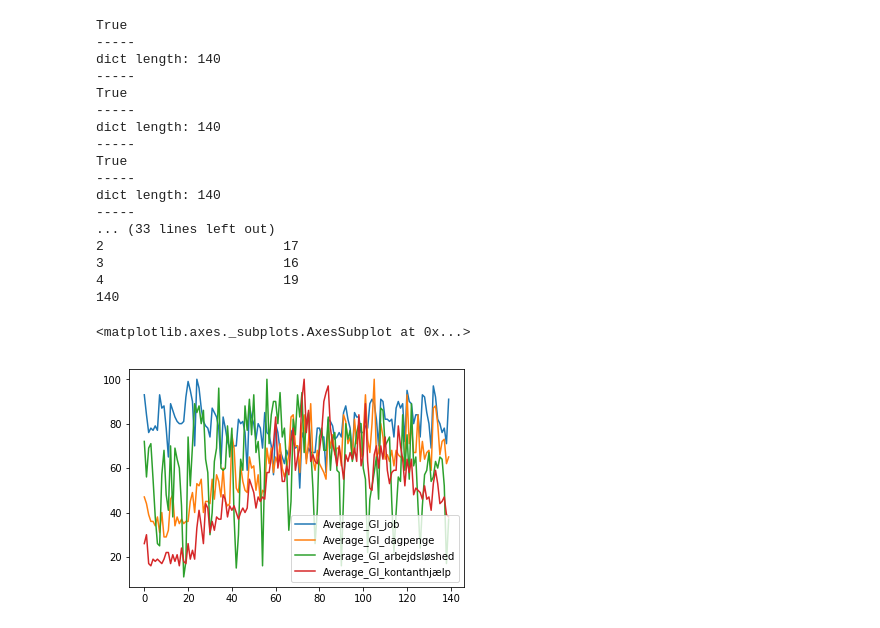
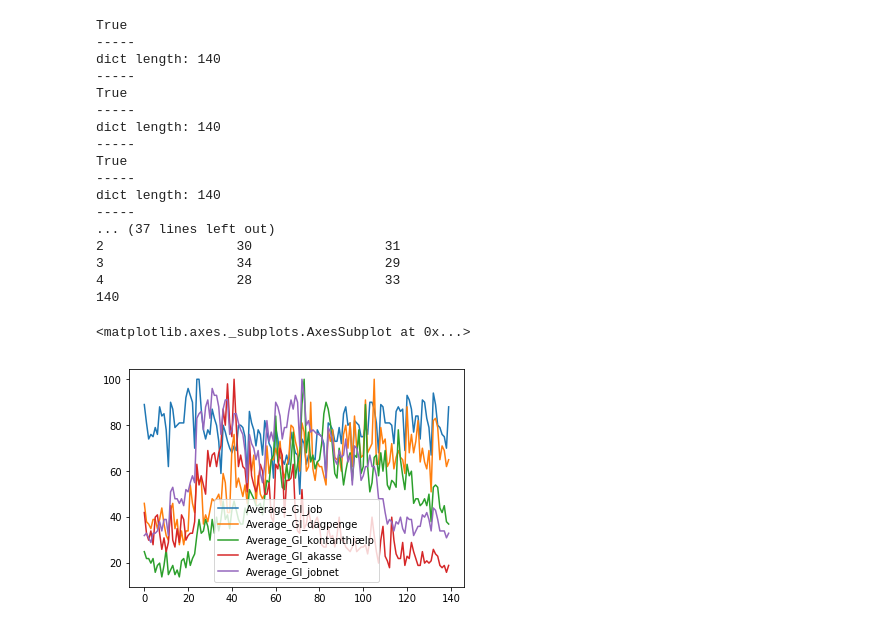
Before and after one commit to karlbindslev/sds_group29, a Jupyter notebook: Exam_project.ipynb, the cells around one changed output. Drawn from its saved outputs; the diff is of its cells as text; code cells hidden in the pictures.

```diff
--- a/Exam_project.ipynb
+++ b/Exam_project.ipynb
@@ -24,10 +24,22 @@ import json
 # Search for 'job' 2007-
 url_job = 'https://trends.google.dk/trends/api/widgetdata/multiline?hl=da&tz=-120&req=%7B%22time%22:%222007-01-01+2018-08-28%22,%22resolution%22:%22MONTH%22,%22locale%22:%22da%22,%22comparisonItem%22:%5B%7B%22geo%22:%7B%22country%22:%22DK%22%7D,%22complexKeywordsRestriction%22:%7B%22keyword%22:%5B%7B%22type%22:%22BROAD%22,%22value%22:%22job%22%7D%5D%7D%7D%5D,%22requestOptions%22:%7B%22property%22:%22%22,%22backend%22:%22IZG%22,%22category%22:0%7D%7D&token=APP6_UEAAAAAW4ZTdqk6LyiG1wwdFTWY_HTaBeZrubIr&tz=-120'
 url_dagpenge = 'https://trends.google.dk/trends/api/widgetdata/multiline?hl=da&tz=-120&req=%7B%22time%22:%222007-01-01+2018-08-28%22,%22resolution%22:%22MONTH%22,%22locale%22:%22da%22,%22comparisonItem%22:%5B%7B%22geo%22:%7B%22country%22:%22DK%22%7D,%22complexKeywordsRestriction%22:%7B%22keyword%22:%5B%7B%22type%22:%22BROAD%22,%22value%22:%22dagpenge%22%7D%5D%7D%7D%5D,%22requestOptions%22:%7B%22property%22:%22%22,%22backend%22:%22IZG%22,%22category%22:0%7D%7D&token=APP6_UEAAAAAW4ZeDpiQuM2jmUzRCZVgiA5cSZHbLxiU&tz=-120'
-url_arbejdsløshed = 'https://trends.google.dk/trends/api/widgetdata/multiline?hl=da&tz=-120&req=%7B%22time%22:%222007-01-01+2018-08-28%22,%22resolution%22:%22MONTH%22,%22locale%22:%22da%22,%22comparisonItem%22:%5B%7B%22geo%22:%7B%22country%22:%22DK%22%7D,%22complexKeywordsRestriction%22:%7B%22keyword%22:%5B%7B%22type%22:%22BROAD%22,%22value%22:%22arbejdsl%C3%B8shed%22%7D%5D%7D%7D%5D,%22requestOptions%22:%7B%22property%22:%22%22,%22backend%22:%22IZG%22,%22category%22:0%7D%7D&token=APP6_UEAAAAAW4aIr0J86RDUIyPC_a8Qbmb9yiDShURW&tz=-120'
 url_kontanthjælp = 'https://trends.google.dk/trends/api/widgetdata/multiline?hl=da&tz=-120&req=%7B%22time%22:%222007-01-01+2018-08-28%22,%22resolution%22:%22MONTH%22,%22locale%22:%22da%22,%22comparisonItem%22:%5B%7B%22geo%22:%7B%22country%22:%22DK%22%7D,%22complexKeywordsRestriction%22:%7B%22keyword%22:%5B%7B%22type%22:%22BROAD%22,%22value%22:%22kontanthj%C3%A6lp%22%7D%5D%7D%7D%5D,%22requestOptions%22:%7B%22property%22:%22%22,%22backend%22:%22IZG%22,%22category%22:0%7D%7D&token=APP6_UEAAAAAW4aJT_yiCRACo565wwsDSq0YEJSvr5eE&tz=-120'
+url_akasse = 'https://trends.google.dk/trends/api/widgetdata/multiline?hl=da&tz=-120&req=%7B%22time%22:%222007-01-01+2018-08-28%22,%22resolution%22:%22MONTH%22,%22locale%22:%22da%22,%22comparisonItem%22:%5B%7B%22geo%22:%7B%22country%22:%22DK%22%7D,%22complexKeywordsRestriction%22:%7B%22keyword%22:%5B%7B%22type%22:%22BROAD%22,%22value%22:%22a-kasse%22%7D%5D%7D%7D%5D,%22requestOptions%22:%7B%22property%22:%22%22,%22backend%22:%22IZG%22,%22category%22:0%7D%7D&token=APP6_UEAAAAAW4amLip-zdZ5eHGDEnf4mmmbHrC_1ZrS&tz=-120'
+url_jobnet = 'https://trends.google.dk/trends/api/widgetdata/multiline?hl=da&tz=-120&req=%7B%22time%22:%222007-01-01+2018-08-28%22,%22resolution%22:%22MONTH%22,%22locale%22:%22da%22,%22comparisonItem%22:%5B%7B%22geo%22:%7B%22country%22:%22DK%22%7D,%22complexKeywordsRestriction%22:%7B%22keyword%22:%5B%7B%22type%22:%22BROAD%22,%22value%22:%22jobnet%22%7D%5D%7D%7D%5D,%22requestOptions%22:%7B%22property%22:%22%22,%22backend%22:%22IZG%22,%22category%22:0%7D%7D&token=APP6_UEAAAAAW4atJE5I8Azlkpy00rLWvPzvOt7A6CXe&tz=-120'
 
-url_list = [url_job, url_dagpenge, url_arbejdsløshed, url_kontanthjælp]
+
+# Blacklist
+#url_arbejdsløs = 'https://trends.google.dk/trends/api/widgetdata/multiline?hl=da&tz=-120&req=%7B%22time%22:%222007-01-01+2018-08-28%22,%22resolution%22:%22MONTH%22,%22locale%22:%22da%22,%22comparisonItem%22:%5B%7B%22geo%22:%7B%22country%22:%22DK%22%7D,%22complexKeywordsRestriction%22:%7B%22keyword%22:%5B%7B%22type%22:%22BROAD%22,%22value%22:%22arbejdsl%C3%B8s%22%7D%5D%7D%7D%5D,%22requestOptions%22:%7B%22property%22:%22%22,%22backend%22:%22IZG%22,%22category%22:0%7D%7D&token=APP6_UEAAAAAW4aT9nXvFVzgx4l6U0RtVOEl_spRZ3J_&tz=-120'
+#url_jobindex = 'https://trends.google.dk/trends/api/widgetdata/multiline?hl=da&tz=-120&req=%7B%22time%22:%222007-01-01+2018-08-28%22,%22resolution%22:%22MONTH%22,%22locale%22:%22da%22,%22comparisonItem%22:%5B%7B%22geo%22:%7B%22country%22:%22DK%22%7D,%22complexKeywordsRestriction%22:%7B%22keyword%22:%5B%7B%22type%22:%22BROAD%22,%22value%22:%22jobindex%22%7D%5D%7D%7D%5D,%22requestOptions%22:%7B%22property%22:%22%22,%22backend%22:%22IZG%22,%22category%22:0%7D%7D&token=APP6_UEAAAAAW4at229ZiMy59btGP0Mmnbl8mLSJz85a&tz=-120'
+
+
+url_list = [url_job,
+            url_dagpenge,
+            url_kontanthjælp,
+            url_akasse,
+            url_jobnet
+           ]
 
 # Search for 'job' last 12 months
 #url = 'https://trends.google.dk/trends/api/widgetdata/multiline?hl=da&tz=-120&req=%7B%22time%22:%222017-08-26+2018-08-26%22,%22resolution%22:%22WEEK%22,%22locale%22:%22da%22,%22comparisonItem%22:%5B%7B%22geo%22:%7B%22country%22:%22DK%22%7D,%22complexKeywordsRestriction%22:%7B%22keyword%22:%5B%7B%22type%22:%22BROAD%22,%22value%22:%22job%22%7D%5D%7D%7D%5D,%22requestOptions%22:%7B%22property%22:%22%22,%22backend%22:%22IZG%22,%22category%22:0%7D%7D&token=APP6_UEAAAAAW4QYrGUU6pWSo1zs0zJvLwLnU9iRellO&tz=-120'
@@ -99,39 +111,45 @@ for j in url_list:
 #print(combined_list)
 df = pd.DataFrame(combined_list)
 print(df.head())
-df.columns = ['Year', 'Month' , 'Average_GI_job','Average_GI_dagpenge', 'Average_GI_arbejdsløshed', 'Average_GI_kontanthjælp']
+df.columns = ['Year', 'Month',
+              'Average_GI_job',
+              'Average_GI_dagpenge',
+              'Average_GI_kontanthjælp',
+              'Average_GI_akasse',
+              'Average_GI_jobnet'
+             ]
 print(df.head())
 
 df2 = df.groupby(['Year', 'Month'], as_index=False).mean()
 print(df2.head())
 print(len(df2))
 df2.plot()
 
 ##out = time.strftime("%a, %d %b %Y %H:%M:%S %Z", time.localtime(test))
 ##print(dict['default']['timelineData'][1]['time'])
 ##print(dict['default']['timelineData'][1]['value'])#.keys())
 
 ##print(datetime.utcfromtimestamp(test).strftime('%m'))
 # %% [output]
 True
 -----
 dict length: 140
 -----
 True
 -----
 dict length: 140
 -----
 True
 -----
 dict length: 140
 -----
-... (33 lines left out)
-2                       17
-3                       16
-4                       19
+... (37 lines left out)
+2                 30                 31
+3                 34                 29
+4                 28                 33
 140
 <matplotlib.axes._subplots.AxesSubplot at 0x...>
-[figure, old version]
+[figure, new version]
 # %%
 # Number of lags for explanatory variables
 n_lags = 1
```
Also changed, not shown: parts of 6 cells of this notebook, 1 other file.
